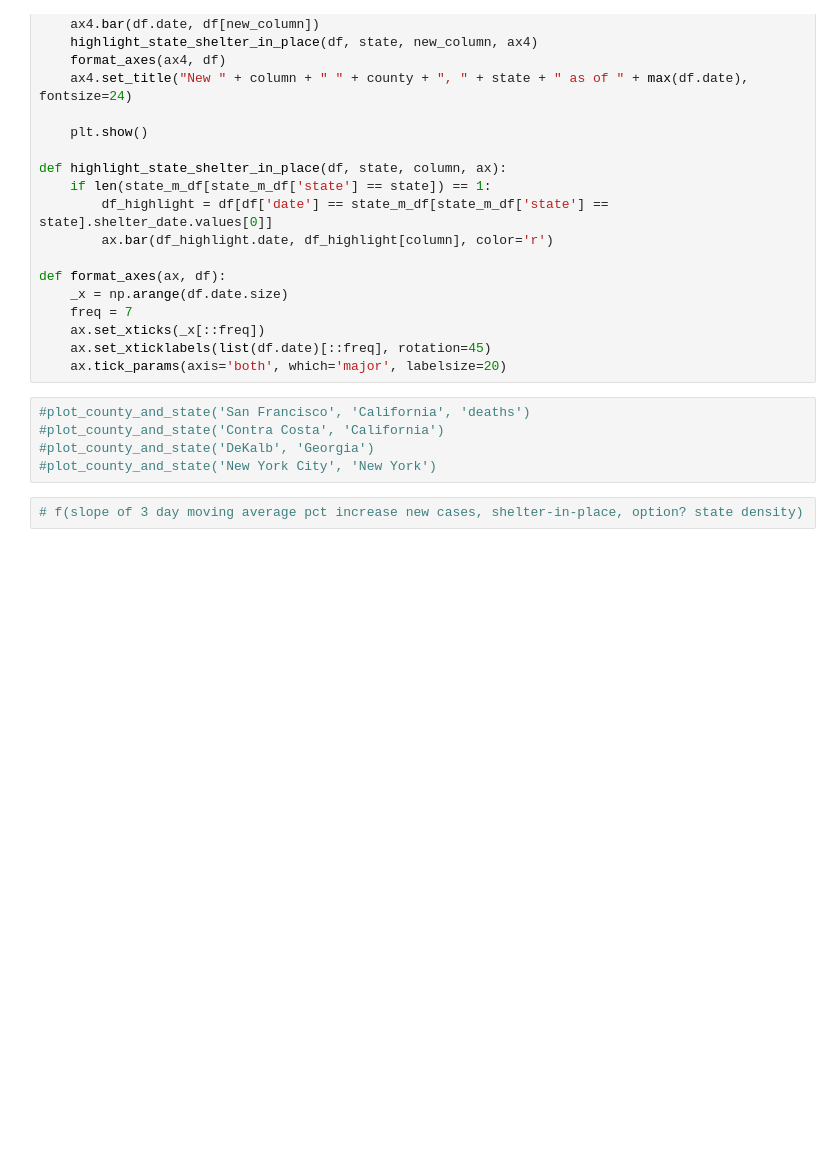
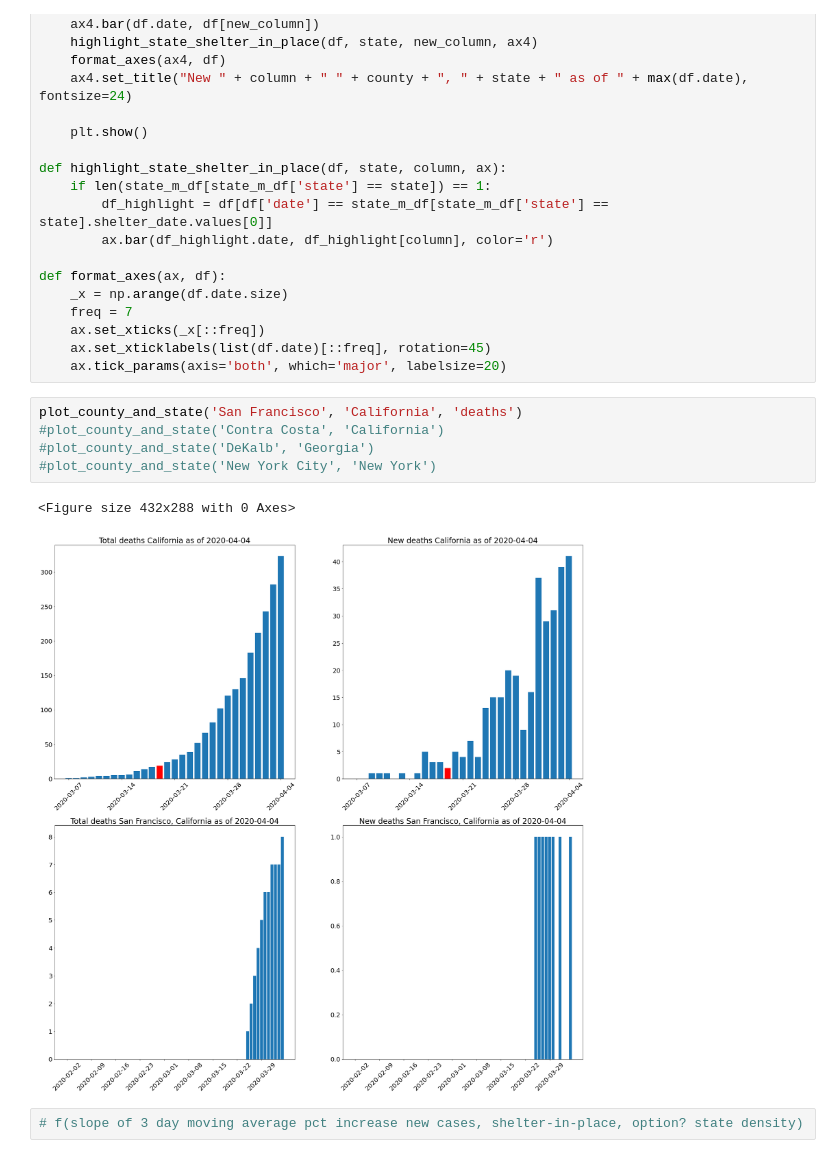
Before and after one commit to rirwin/covid-19-data, a Jupyter notebook: notebooks/covid19.ipynb, the cells around one changed output. Drawn from its saved outputs; the diff is of its cells as text; blank space fills up the shorter version.

```diff
--- a/notebooks/covid19.ipynb
+++ b/notebooks/covid19.ipynb
@@ -187,10 +186,13 @@ def format_axes(ax, df):
     ax.set_xticklabels(list(df.date)[::freq], rotation=45)
     ax.tick_params(axis='both', which='major', labelsize=20)
 # %%
-#plot_county_and_state('San Francisco', 'California', 'deaths')
+plot_county_and_state('San Francisco', 'California', 'deaths')
 #plot_county_and_state('Contra Costa', 'California')
 #plot_county_and_state('DeKalb', 'Georgia')
 #plot_county_and_state('New York City', 'New York')
+# %% [output]
+<Figure size 432x288 with 0 Axes>
+[figure, added]
 # %%
 # f(slope of 3 day moving average pct increase new cases, shelter-in-place, option? state density)
 # %%
```
Also changed, not shown: parts of 7 cells of this notebook.
